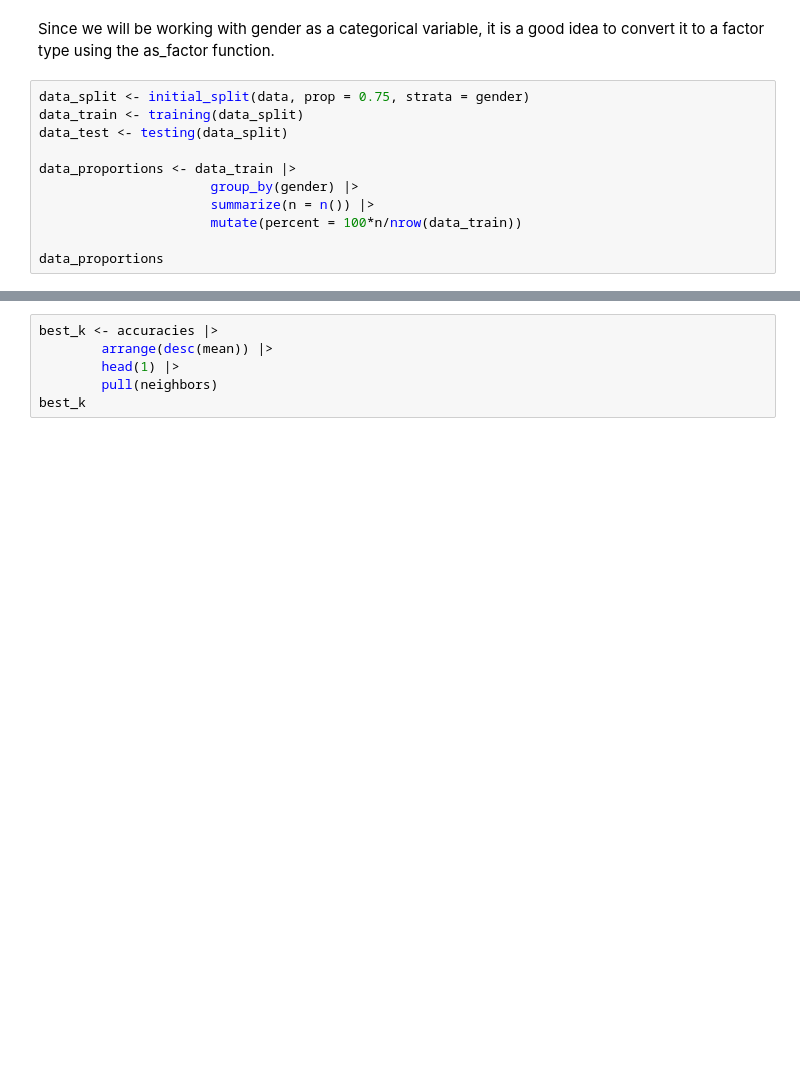
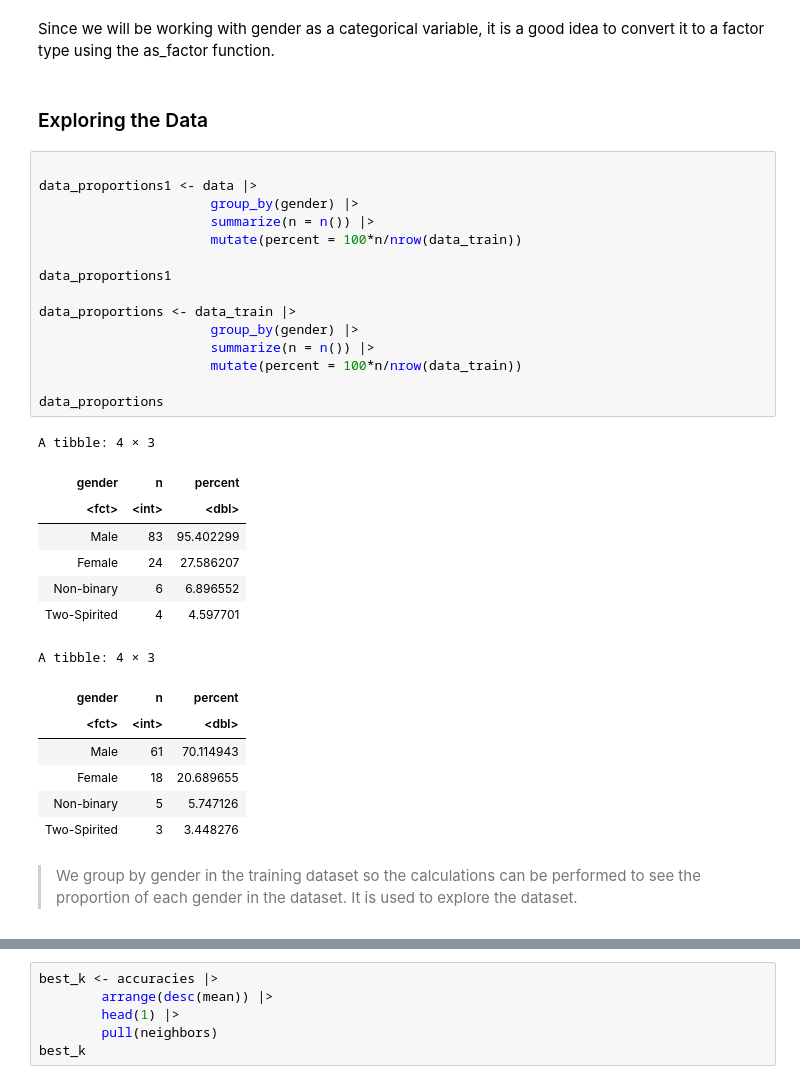
Before and after one commit to sybearr/dsci-100-2024w1-004-12, a Jupyter notebook: Project_Final_Report.ipynb, the cells around one changed output, grey strips where cells are left out. Saved outputs shown, nothing was run; the diff lists cells and outputs as text; blank space fills up the shorter version.

```diff
--- a/Project_Final_Report.ipynb
+++ b/Project_Final_Report.ipynb
@@ -131,15 +123,38 @@ A tibble: 4 × 3
 # %% [markdown]
 Since we will be working with gender as a categorical variable, it is a good idea to convert it to a factor type using the as_factor function.
+# %% [markdown]
+### Exploring the Data
 # %%
-data_split <- initial_split(data, prop = 0.75, strata = gender)
-data_train <- training(data_split)
-data_test <- testing(data_split)
+
+data_proportions1 <- data |>
+                      group_by(gender) |>
+                      summarize(n = n()) |>
+                      mutate(percent = 100*n/nrow(data_train))
+
+data_proportions1
 
 data_proportions <- data_train |>
                       group_by(gender) |>
                       summarize(n = n()) |>
                       mutate(percent = 100*n/nrow(data_train))
 
 data_proportions
+# %% [output]
+A tibble: 4 × 3
+| gender | n | percent |
+| <fct> | <int> | <dbl> |
+| Male | 83 | 95.402299 |
+| Female | 24 | 27.586207 |
+| Non-binary | 6 | 6.896552 |
+| Two-Spirited | 4 | 4.597701 |
+A tibble: 4 × 3
+| gender | n | percent |
+| <fct> | <int> | <dbl> |
+| Male | 61 | 70.114943 |
+| Female | 18 | 20.689655 |
+| Non-binary | 5 | 5.747126 |
+| Two-Spirited | 3 | 3.448276 |
+# %% [markdown]
+> We group by gender in the training dataset so the calculations can be performed to see the proportion of each gender in the dataset. It is used to explore the dataset.
 # %%
 set.seed(1)
```
Also changed, not shown: parts of 7 cells of this notebook.
